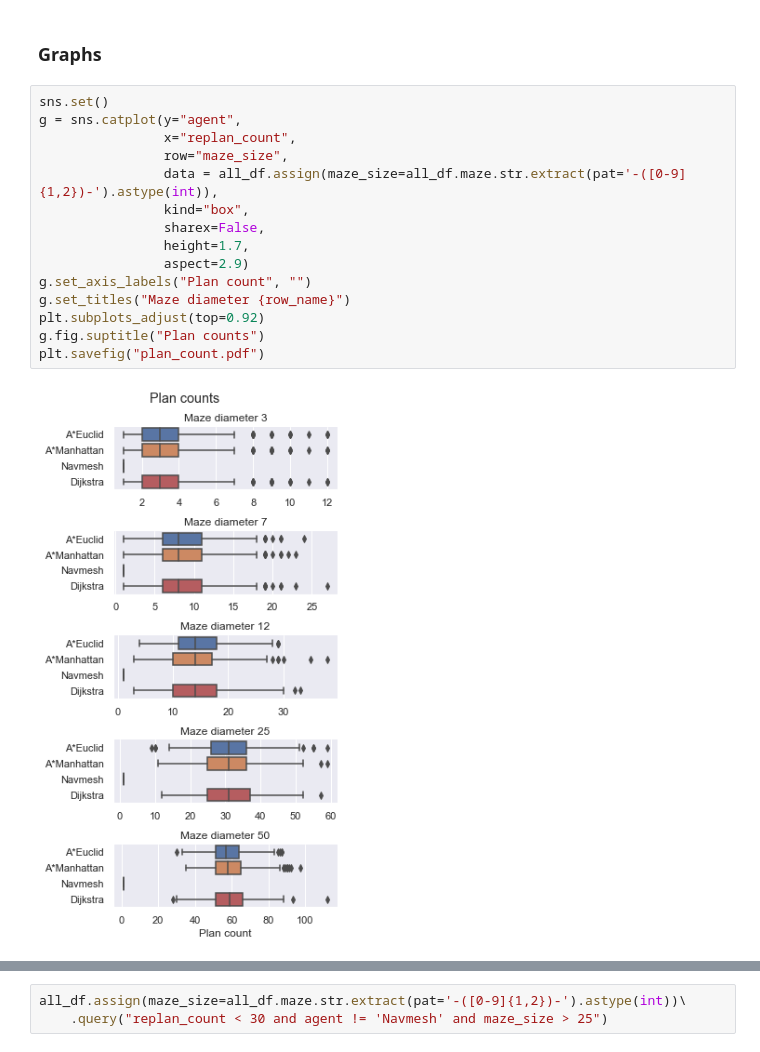
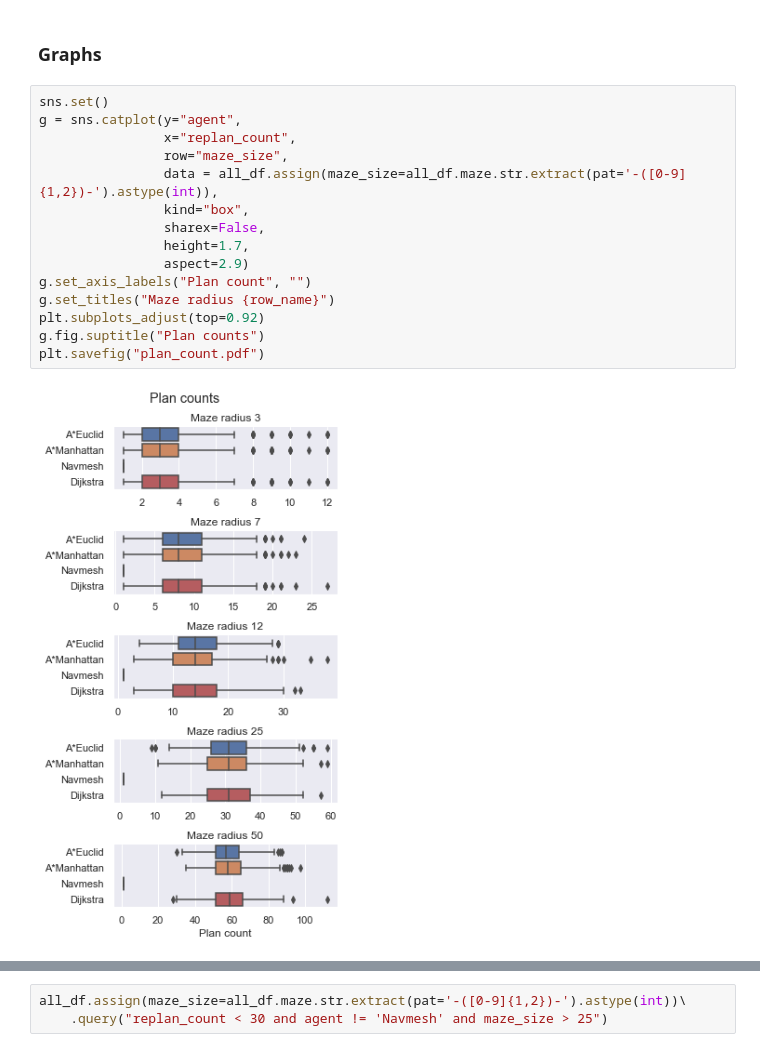
Before and after one commit to prokopCerny/CTU_PUI_2020, a Jupyter notebook: Sem02_probabilistic_planning/experiments.ipynb, the cells around one changed output, grey strips where cells are left out. Drawn from its saved outputs; the diff is of its cells as text.

```diff
--- a/Sem02_probabilistic_planning/experiments.ipynb
+++ b/Sem02_probabilistic_planning/experiments.ipynb
@@ -245,20 +242,20 @@ overall_stats_df
 # %%
 sns.set()
 g = sns.catplot(y="agent",
                 x="replan_count",
                 row="maze_size",
                 data = all_df.assign(maze_size=all_df.maze.str.extract(pat='-([0-9]{1,2})-').astype(int)),
                 kind="box",
                 sharex=False,
                 height=1.7,
                 aspect=2.9)
 g.set_axis_labels("Plan count", "")
-g.set_titles("Maze diameter {row_name}")
+g.set_titles("Maze radius {row_name}")
 plt.subplots_adjust(top=0.92)
 g.fig.suptitle("Plan counts")
 plt.savefig("plan_count.pdf")
 # %% [output]
-[figure, old version]
+[figure, new version]
 # %%
 sns.set()
 g = sns.catplot(y="agent",
```
Also changed, not shown: parts of 6 cells of this notebook, 1 other file.
